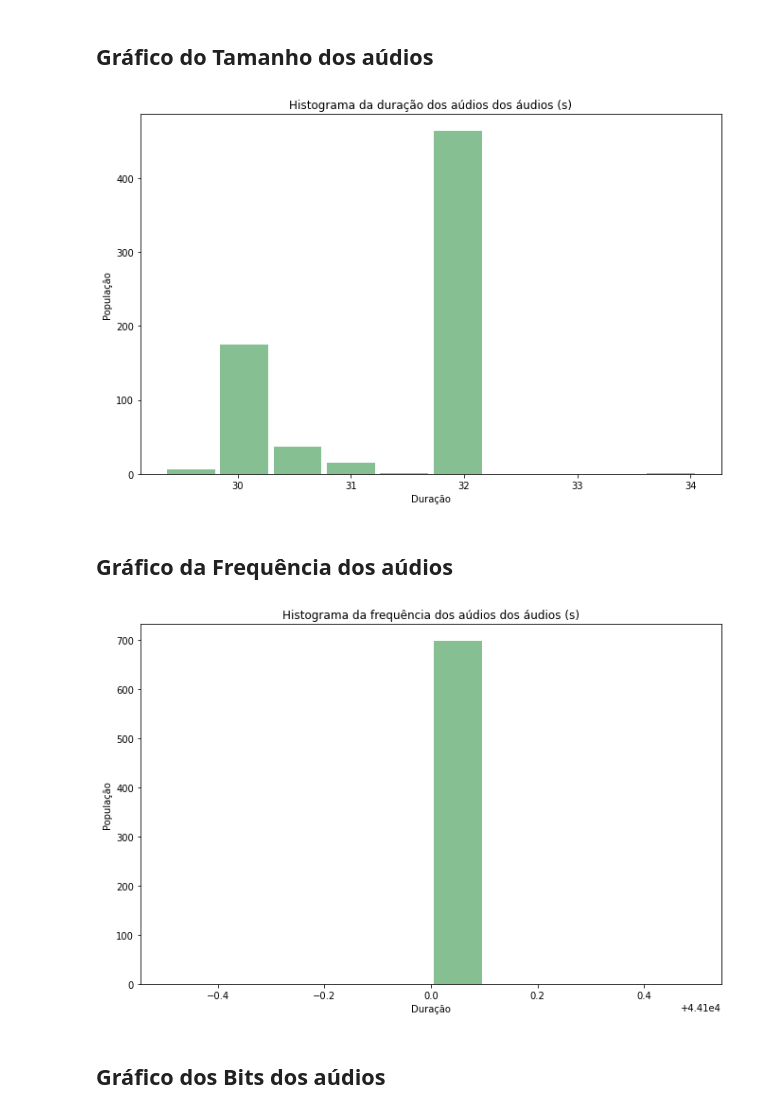
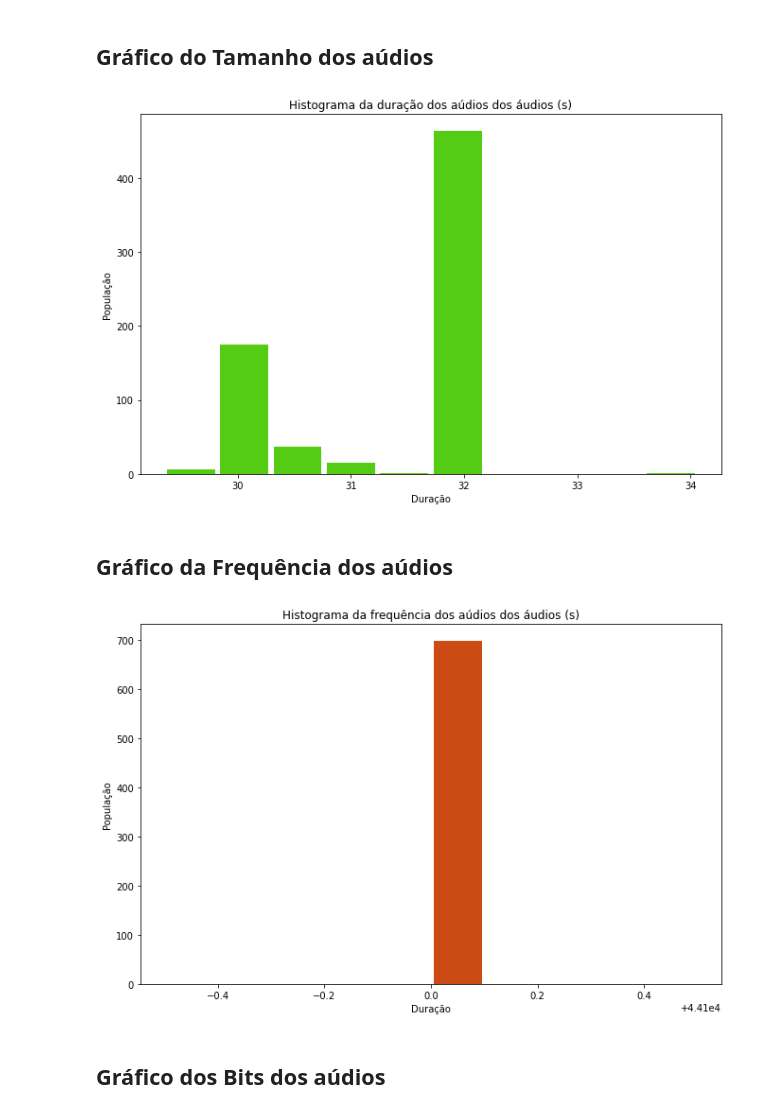
Before and after one commit to FranciscoMaik/Processamento_de_audio, a Jupyter notebook: classes_de_TEIA.ipynb, the cells around one changed output. Saved outputs shown, nothing was run; the diff lists cells and outputs as text; code cells hidden in the pictures.

```diff
--- a/classes_de_TEIA.ipynb
+++ b/classes_de_TEIA.ipynb
@@ -87,19 +87,19 @@ metadata_path
 # %% [markdown]
 ## Gráfico do Tamanho dos aúdios
 # %%
-plt.hist(metadata_path['Duration'], rwidth=0.9, color='#86bf91')
+plt.hist(metadata_path['Duration'], rwidth=0.9, color='#54CC14')
 plt.rcParams['figure.figsize'] = (11,7)
 plt.xlabel('Duração')
 plt.ylabel('População')
 plt.title('Histograma da duração dos aúdios dos áudios (s)')
 plt.grid(False)
 plt.show()
 # %% [output]
-[figure, old version]
+[figure, new version]
 # %% [markdown]
 ## Gráfico da Frequência dos aúdios
 # %%
-plt.hist(metadata_path['Sampling_Rate'], rwidth=0.9, color='#86bf91')
+plt.hist(metadata_path['Sampling_Rate'], rwidth=0.9, color='#CC4A14')
 plt.rcParams['figure.figsize'] = (11,7)
 plt.xlabel('Duração')
 plt.ylabel('População')
@@ -107,7 +107,7 @@ plt.title('Histograma da frequência dos aúdios dos áudios (s)')
 plt.grid(False)
 plt.show()
 # %% [output]
-[figure, old version]
+[figure, new version]
 # %% [markdown]
 ## Gráfico dos Bits dos aúdios
 # %%
```
Also changed, not shown: parts of 3 cells of this notebook.
